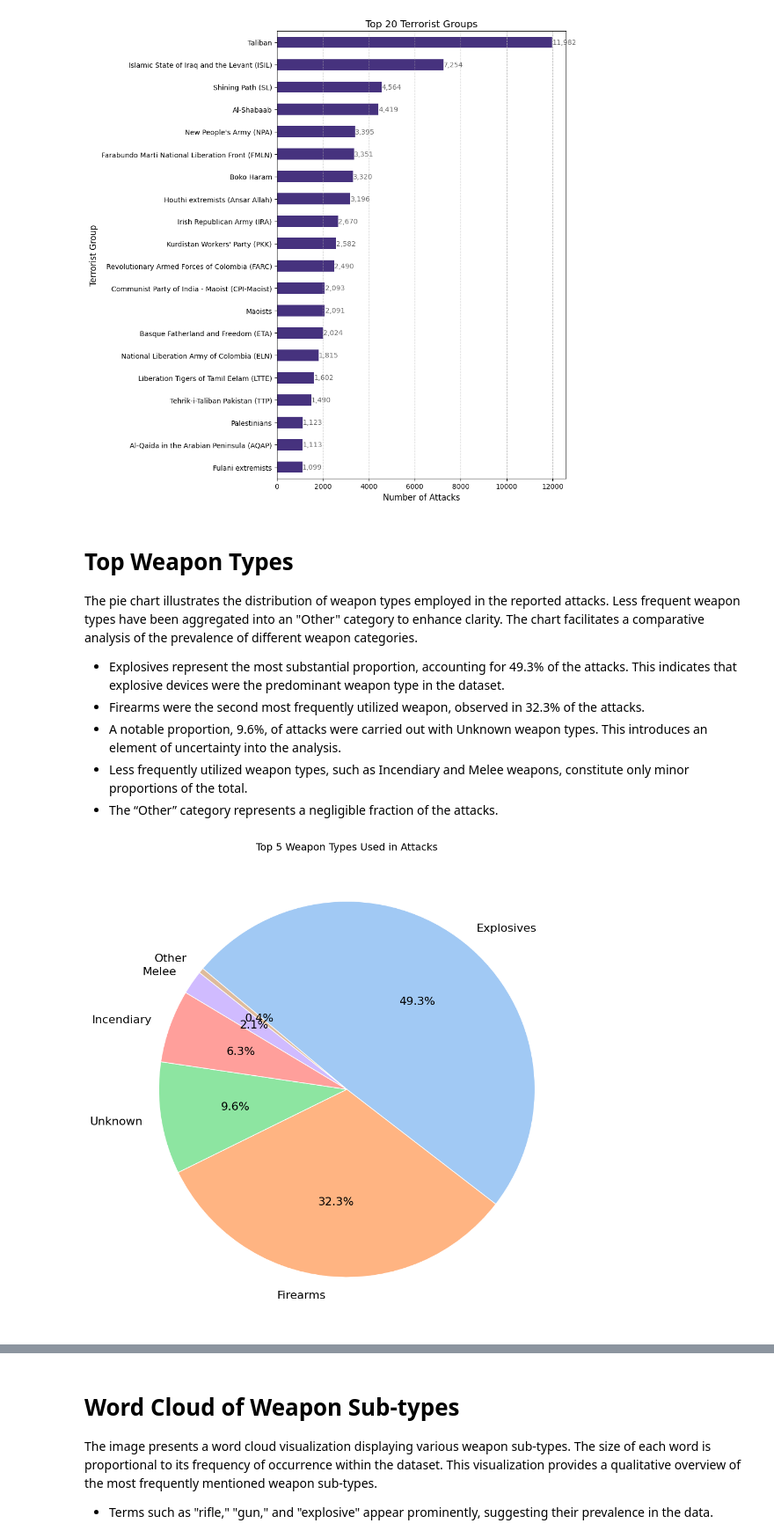
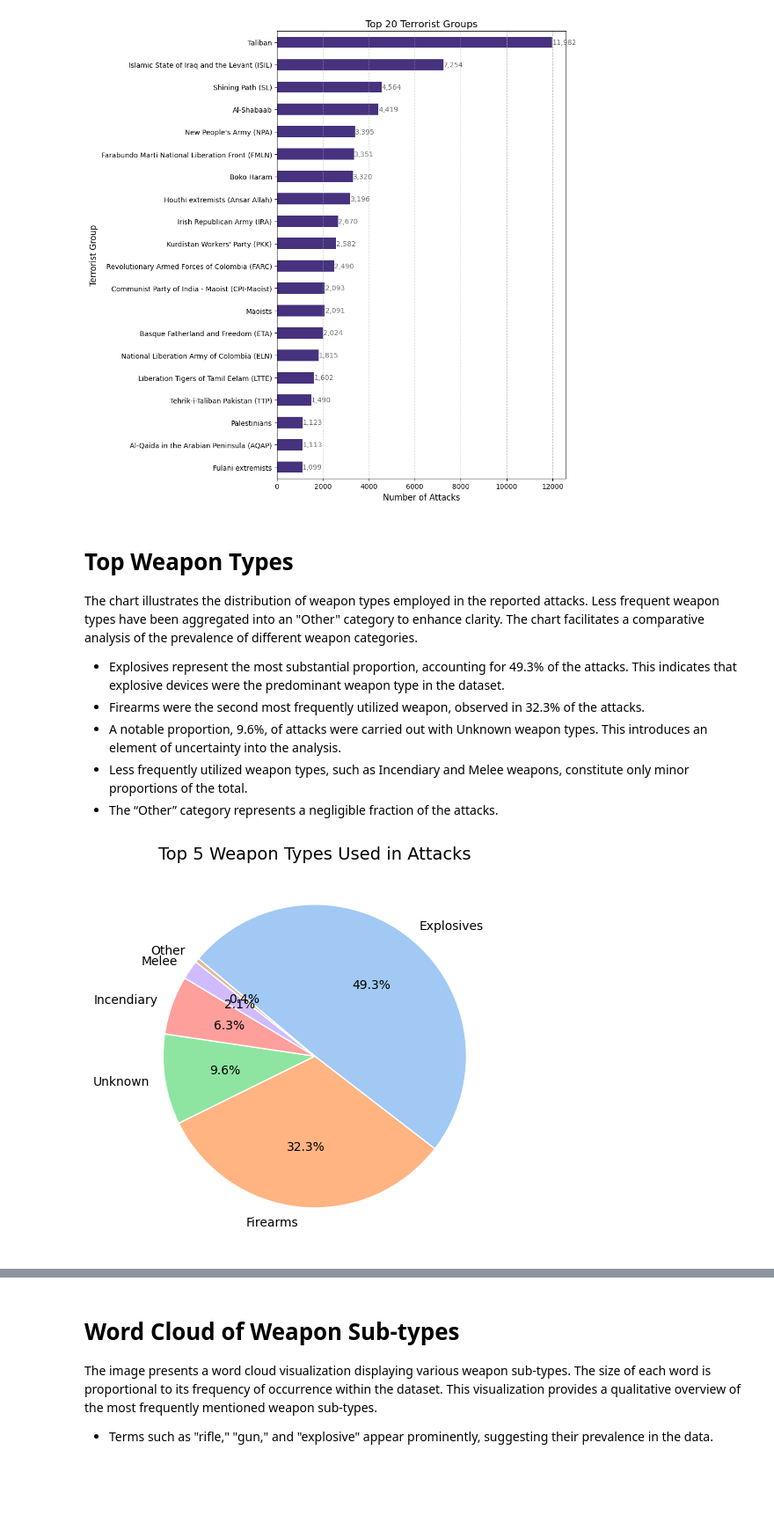
Before and after one commit to jpu-nine/socialdata2025, a Jupyter notebook: notebooks/jonas/Jonas.ipynb, the cells around one changed output, grey strips where cells are left out. Shown at 88% size. Cells and saved outputs as stored; diff of their text form; code cells hidden in the pictures; blank space fills up the shorter version.

Commit message:
charts for weapons

```diff
--- a/notebooks/jonas/Jonas.ipynb
+++ b/notebooks/jonas/Jonas.ipynb
@@ -66,7 +66,7 @@ plt.show()
 [figure]
 # %% [markdown]
 # Top Weapon Types
-The pie chart illustrates the distribution of weapon types employed in the reported attacks.  Less frequent weapon types have been aggregated into an "Other" category to enhance clarity.  The chart facilitates a comparative analysis of the prevalence of different weapon categories.
+The chart illustrates the distribution of weapon types employed in the reported attacks.  Less frequent weapon types have been aggregated into an "Other" category to enhance clarity.  The chart facilitates a comparative analysis of the prevalence of different weapon categories.
 
 - Explosives represent the most substantial proportion, accounting for 49.3% of the attacks.  This indicates that explosive devices were the predominant weapon type in the dataset.
 - Firearms were the second most frequently utilized weapon, observed in 32.3% of the attacks.
@@ -79,35 +79,36 @@ import matplotlib.pyplot as plt
 import seaborn as sns
 
 # Count weapon types
 weapon_counts = df['weaptype1_txt'].value_counts()
 
 # Get top N weapon types
 top_n = 5
 top_weapons = weapon_counts.nlargest(top_n)
 
 # Sum the rest as "Other"
 other_total = weapon_counts.iloc[top_n:].sum()
 
 # Combine top 5 with "Other" using pd.concat
 combined_counts = pd.concat([top_weapons, pd.Series({'Other': other_total})])
 
 # Plot
-plt.figure(figsize=(10, 10))
+plt.figure(figsize=(5, 5))
 colors = sns.color_palette("pastel", len(combined_counts))
 
 plt.pie(combined_counts,
         labels=combined_counts.index,
         colors=colors,
         autopct='%1.1f%%',
         startangle=140,
         counterclock=False,
         wedgeprops={'edgecolor': 'white'},
-        textprops={'fontsize': 16})
+        textprops={'fontsize': 10})
 
 plt.title(f'Top {top_n} Weapon Types Used in Attacks', fontsize=14)
 plt.tight_layout()
+plt.savefig("top_weapon_types.png")
 plt.show()
 # %% [output]
-[figure, old version]
+[figure, new version]
 # %% [markdown]
 # Top 20 Weapon Sub-types
```
Also changed, not shown: parts of 3 cells of this notebook, 10 other files.
